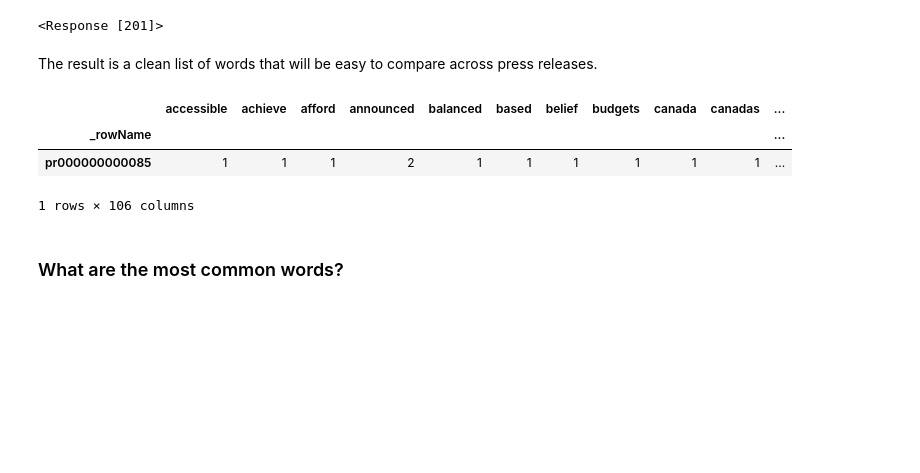
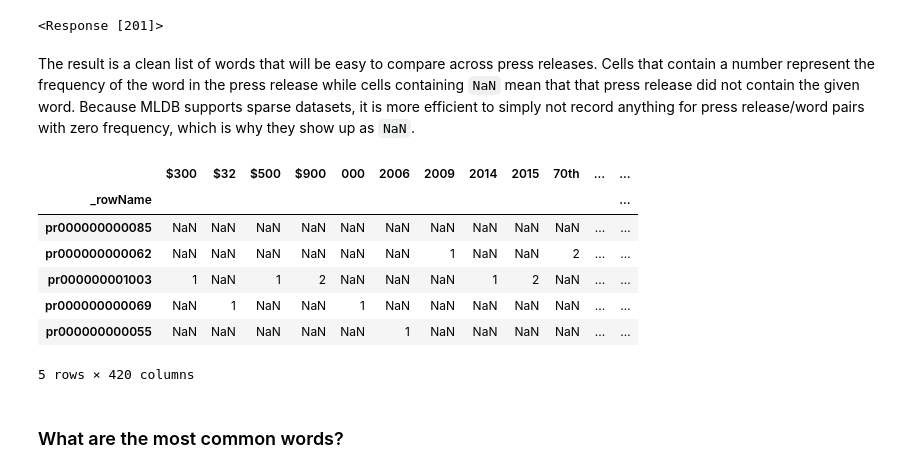
Before and after one commit to mldbai/election2015, a Jupyter notebook: Elections 2015.ipynb, the cells around one changed output. Saved outputs shown, nothing was run; the diff lists cells and outputs as text; code cells hidden in the pictures; blank space fills up the shorter version.

Commit message:
Cleanups and improvements to the notebook

```diff
--- a/Elections 2015.ipynb
+++ b/Elections 2015.ipynb
@@ -80,15 +88,19 @@ mldb.v1.datasets("bag_of_words").delete()
 bag.runs.post({})
 # %% [output]
 <Response [201]>
-# %% [markdown]
-The result is a clean list of words that will be easy to compare across press releases.
-# %%
-mldb.query("select * from bag_of_words limit 1")
-# %% [output]
-|  | accessible | achieve | afford | announced | balanced | based | belief | budgets | canada | canadas | ... |
-| _rowName |  |  |  |  |  |  |  |  |  |  | ... |
-| pr000000000085 | 1 | 1 | 1 | 2 | 1 | 1 | 1 | 1 | 1 | 1 | ... |
-1 rows × 106 columns
+# %% [markdown]
+The result is a clean list of words that will be easy to compare across press releases. Cells that contain a number represent the frequency of the word in the press release while cells containing `NaN` mean that that press release did not contain the given word. Because MLDB supports sparse datasets, it is more efficient to simply not record anything for press release/word pairs with zero frequency, which is why they show up as `NaN`.
+# %%
+mldb.query("SELECT * FROM bag_of_words LIMIT 5")
+# %% [output]
+|  | $300 | $32 | $500 | $900 | 000 | 2006 | 2009 | 2014 | 2015 | 70th | ... | ... |
+| _rowName |  |  |  |  |  |  |  |  |  |  |  | ... |
+| pr000000000085 | NaN | NaN | NaN | NaN | NaN | NaN | NaN | NaN | NaN | NaN | ... | ... |
+| pr000000000062 | NaN | NaN | NaN | NaN | NaN | NaN | 1 | NaN | NaN | 2 | ... | ... |
+| pr000000001003 | 1 | NaN | 1 | 2 | NaN | NaN | NaN | 1 | 2 | NaN | ... | ... |
+| pr000000000069 | NaN | 1 | NaN | NaN | 1 | NaN | NaN | NaN | NaN | NaN | ... | ... |
+| pr000000000055 | NaN | NaN | NaN | NaN | NaN | 1 | NaN | NaN | NaN | NaN | ... | ... |
+5 rows × 420 columns
 # %% [markdown]
 ### What are the most common words?
 # %%
```
Also changed, not shown: parts of 29 cells of this notebook.
